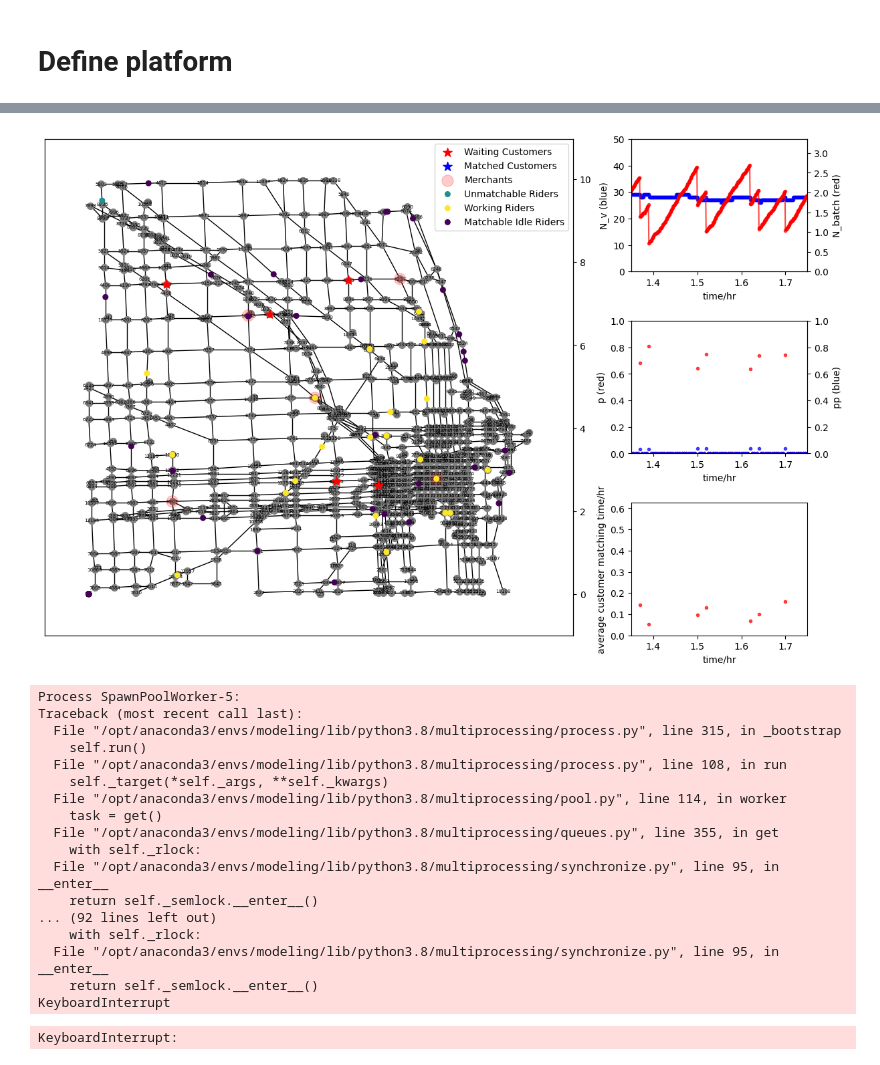
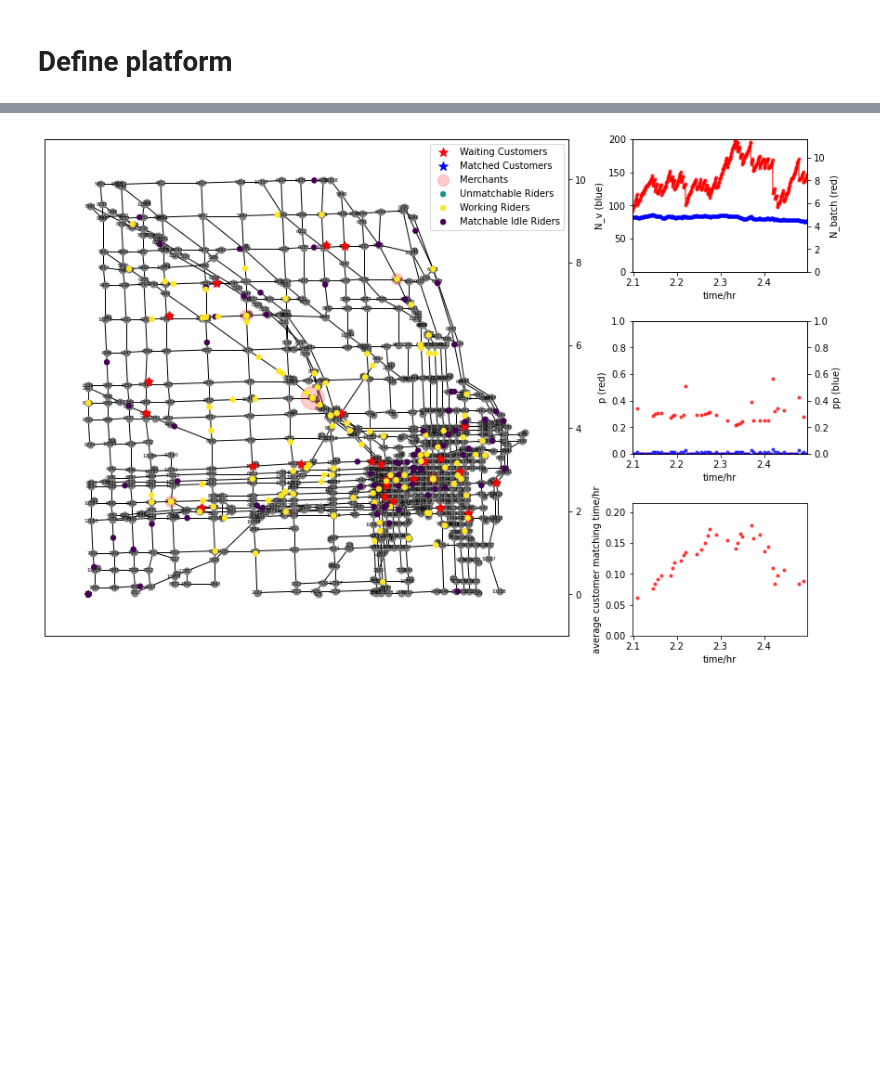
Before and after one commit to khzhang2/FD_Simulator, a Jupyter notebook: Simulator Notebook.ipynb, the cells around one changed output, grey strips where cells are left out. Saved outputs shown, nothing was run; the diff lists cells and outputs as text; code cells hidden in the pictures; blank space fills up the shorter version.

```diff
--- a/Simulator Notebook.ipynb
+++ b/Simulator Notebook.ipynb
@@ -256,8 +256,8 @@ def move_all_riders():
 # %%
 config_set = []
 rider_set = []
-N = 50
-q_bar = 50
+N = 200
+q_bar = 300
 r = 4
 cR = 5
 k = 3
@@ -387,13 +405,13 @@ while c < 2500:
         pp = np.nan
 
     # move
-    rider_set = move_rider(
-        rider_set, t_resolution, matched_rider_IDs, matched_batches, matched_merchants, dec_var
-    )
-#     # for multiprocessing, uncomment the following lines
-#     moved_rider_set = move_all_riders()
-#     moved_rider_set = [item for sublist in moved_rider_set for item in sublist]
-#     rider_set = moved_rider_set
+#     rider_set = move_rider(
+#         rider_set, t_resolution, matched_rider_IDs, matched_batches, matched_merchants, dec_var
+#     )
+    # for multiprocessing, uncomment the following lines
+    moved_rider_set = move_all_riders()
+    moved_rider_set = [item for sublist in moved_rider_set for item in sublist]
+    rider_set = moved_rider_set
 
     # update delivered customers
     delivered_customers_set = []
@@ -441,50 +459,32 @@ while c < 2500:
 
         # plot merchants
         merchant_pos = [[get_node_xy(i)[0], get_node_xy(i)[1]] for i in merchant_node_set]
         scat4.set_offsets(np.array(merchant_pos))
         acc_orders_by_merchant = []
         for i in merchant_node_set:
             acc_orders_by_merchant.append(virtual_plat.customer_df.loc[virtual_plat.customer_df['merchant_node']==i].shape[0])
         scat4.set_sizes(150 + np.array(acc_orders_by_merchant)**2)
 
         line2.set_data(x_axis, num_idle_rider_IDs_set)
         ax2.set_ylim([min(num_idle_rider_IDs_set), N])
         line3.set_data(x_axis, num_accumulated_batch_set)
         ax3.set_ylim([0, max(num_accumulated_batch_set)])
         line4.set_data(x_axis, p_set)
         line5.set_data(x_axis, pp_set)
         line6.set_data(x_axis, avg_W_cq_set)
 
         ax2.set_xlim([max(0, time_now - 0.4), time_now])
         ax3.set_xlim([max(0, time_now - 0.4), time_now])
         ax4.set_xlim([max(0, time_now - 0.4), time_now])
         ax5.set_xlim([max(0, time_now - 0.4), time_now])
         ax6.set_xlim([max(0, time_now - 0.4), time_now])
         if np.isnan(np.nanmax(avg_W_cq_set))==False:
             ax6.set_ylim([0, 1.2 * np.nanmax(avg_W_cq_set)])
 
         display.clear_output(wait=True)
         display.display(plt.gcf())
 
-#         fig.savefig('./res_img/%i%.4f.png'%(time_now//10, time_now-time_now//10*10 ), dpi=75)
+        fig.savefig('./res_img/%i%.4f.png'%(time_now//10, time_now-time_now//10*10 ), dpi=75)
     c += 1
 # %% [output]
-[figure, old version]
+[figure, new version]
-Process SpawnPoolWorker-5:
-Traceback (most recent call last):
-  File "/opt/anaconda3/envs/modeling/lib/python3.8/multiprocessing/process.py", line 315, in _bootstrap
-    self.run()
-  File "/opt/anaconda3/envs/modeling/lib/python3.8/multiprocessing/process.py", line 108, in run
-    self._target(*self._args, **self._kwargs)
-  File "/opt/anaconda3/envs/modeling/lib/python3.8/multiprocessing/pool.py", line 114, in worker
-    task = get()
-  File "/opt/anaconda3/envs/modeling/lib/python3.8/multiprocessing/queues.py", line 355, in get
-    with self._rlock:
-  File "/opt/anaconda3/envs/modeling/lib/python3.8/multiprocessing/synchronize.py", line 95, in __enter__
-    return self._semlock.__enter__()
-... (92 lines left out)
-    with self._rlock:
-  File "/opt/anaconda3/envs/modeling/lib/python3.8/multiprocessing/synchronize.py", line 95, in __enter__
-    return self._semlock.__enter__()
-KeyboardInterrupt
-KeyboardInterrupt:
```
Also changed, not shown: parts of 2 cells of this notebook, 1 other file.
